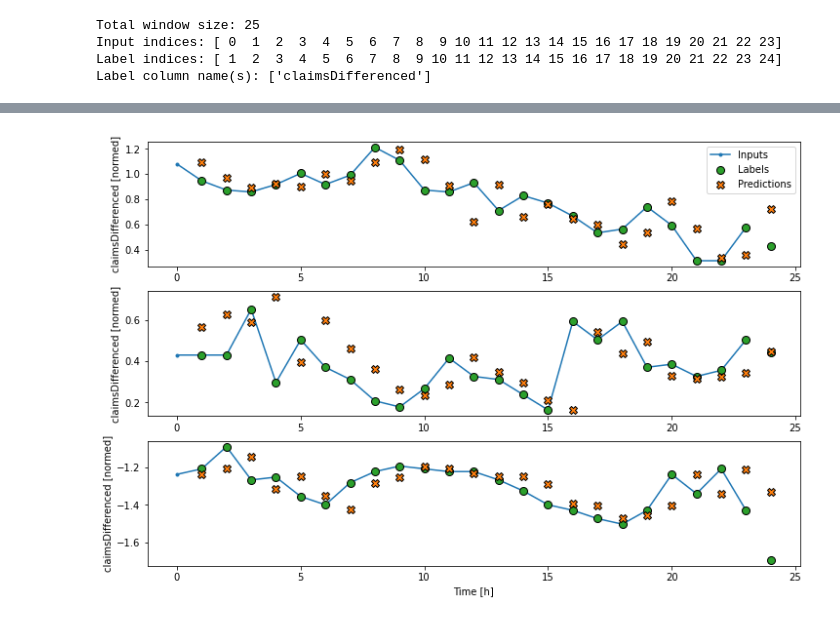
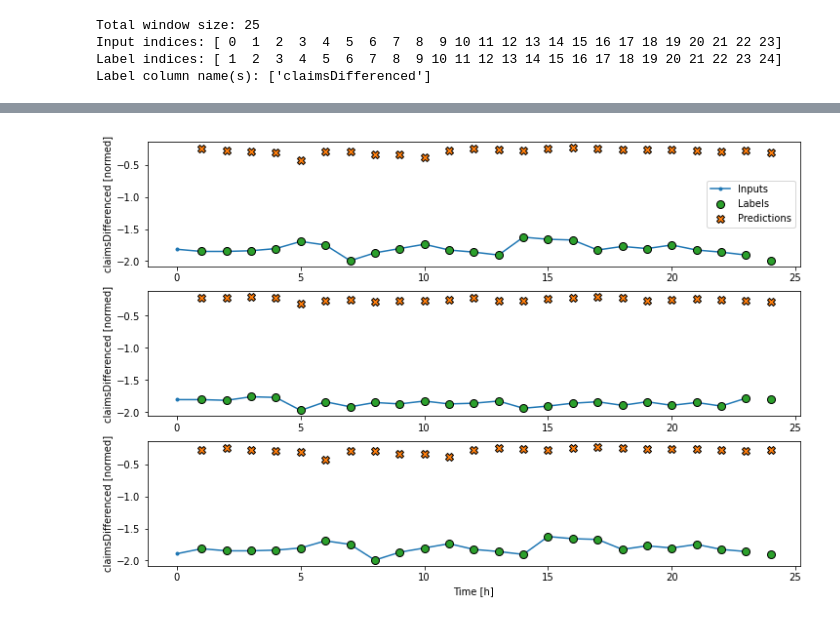
Before and after one commit to jacobsomer/Google-Trends-and-Unemployment, a Jupyter notebook: Feature Engineering.ipynb, the cells around one changed output, grey strips where cells are left out. Cells and saved outputs as stored; diff of their text form; code cells hidden in the pictures.

```diff
--- a/Feature Engineering.ipynb
+++ b/Feature Engineering.ipynb
@@ -90,0 +75,12 @@ unemployment=unemployment.loc['2004-01-10':'2020-12-28']
+# %%
+mergedDf = df.merge(unemployment, left_index=True, right_index=True)
+# mergedDf=unemployment
+mergedDf = mergedDf.rename({'claims': 'claimsDifferenced'}, axis=1)
+
+mergedDf=mergedDf[["claimsDifferenced","welfare","Jobs"]]#,"Linkedin","Indeed","Monster","Job Search","Jobs"]]#,"Jobs","unemployment office"]]#,,"Unemployment"]]#,"apply for unemployment","Rising Trends"]]
+# dif=(mergedDf[["claimsDifferenced"]])
+# dif= dif.rename(columns={"claimsDifferenced":"diffed"})
+mergedDf=buildLaggedFeatures(mergedDf,lag=15)
+# dif=dif.drop(columns=["diffed"])
+# mergedDf = dif.merge(mergedDf, left_index=True, right_index=True)
+mergedDf.head()
@@ -100,6 +105,8 @@ def show_heatmap(data):
     plt.title("Feature Correlation Heatmap", fontsize=14)
     plt.show()
 # %%
-mergedDf=mergedDf.loc['2010-01-10':'2019-12-28']
+mergedDf=mergedDf.loc['2006-01-10':'2019-12-28']
+# mergedDf=mergedDf.drop(columns=["File for unemplyment","Welfare & Unemployment"])
+# mergedDf=mergedDf[["claimsDifferenced","Unemployment"]]
 show_heatmap(mergedDf)
 # %% [output]
@@ -298,7 +265,7 @@ def example(self):
   result = getattr(self, '_example', None)
   if result is None:
     # No example batch was found, so get one from the `.train` dataset
-    result = next(iter(self.train))
+    result = next(iter(self.test))
     # And cache it for next time
     self._example = result
   return result
@@ -428,0 +386,22 @@ Epoch 19/100
+# %%
+dense = tf.keras.Sequential([
+#     tf.keras.layers.LSTM(64, return_sequences=True),
+    tf.keras.layers.Dense(units=128,
+
+                                activation='relu'),
+#     tf.keras.layers.Dense(units=256,
+
+#                                   activation='relu'),
+#     tf.keras.layers.Dense(units=256,
+
+#                                   activation='relu'),
+#     tf.keras.layers.Dense(units=256,
+
+#                                   activation='relu'),
+    tf.keras.layers.Dense(1)
+])
+
+history = compile_and_fit(dense, single_step_window,patience=40)
+
+val_performance['Dense'] = dense.evaluate(single_step_window.val)
+performance['Dense'] = dense.evaluate(single_step_window.test, verbose=0)
@@ -429,7 +427,7 @@ Epoch 19/100
 # %%
-wide_window.plot(linear)
+wide_window.plot(dense)
 # %% [output]
-[figure, old version]
+[figure, new version]
 # %%
 plt.bar(x = range(len(train_df.columns)),
         height=linear.layers[0].kernel[:,0].numpy())
```
Also changed, not shown: parts of 53 cells of this notebook, 17 other files.
